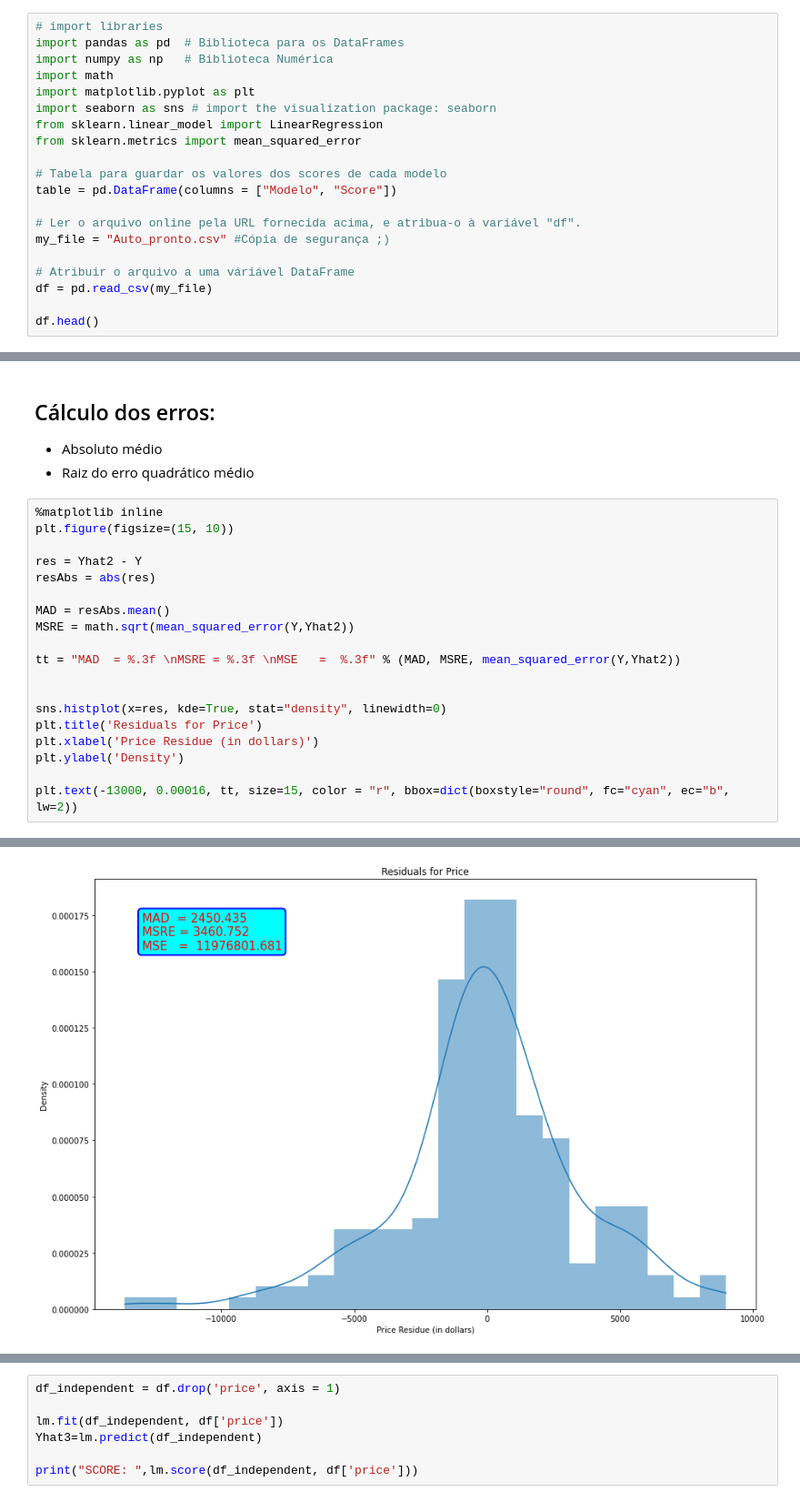
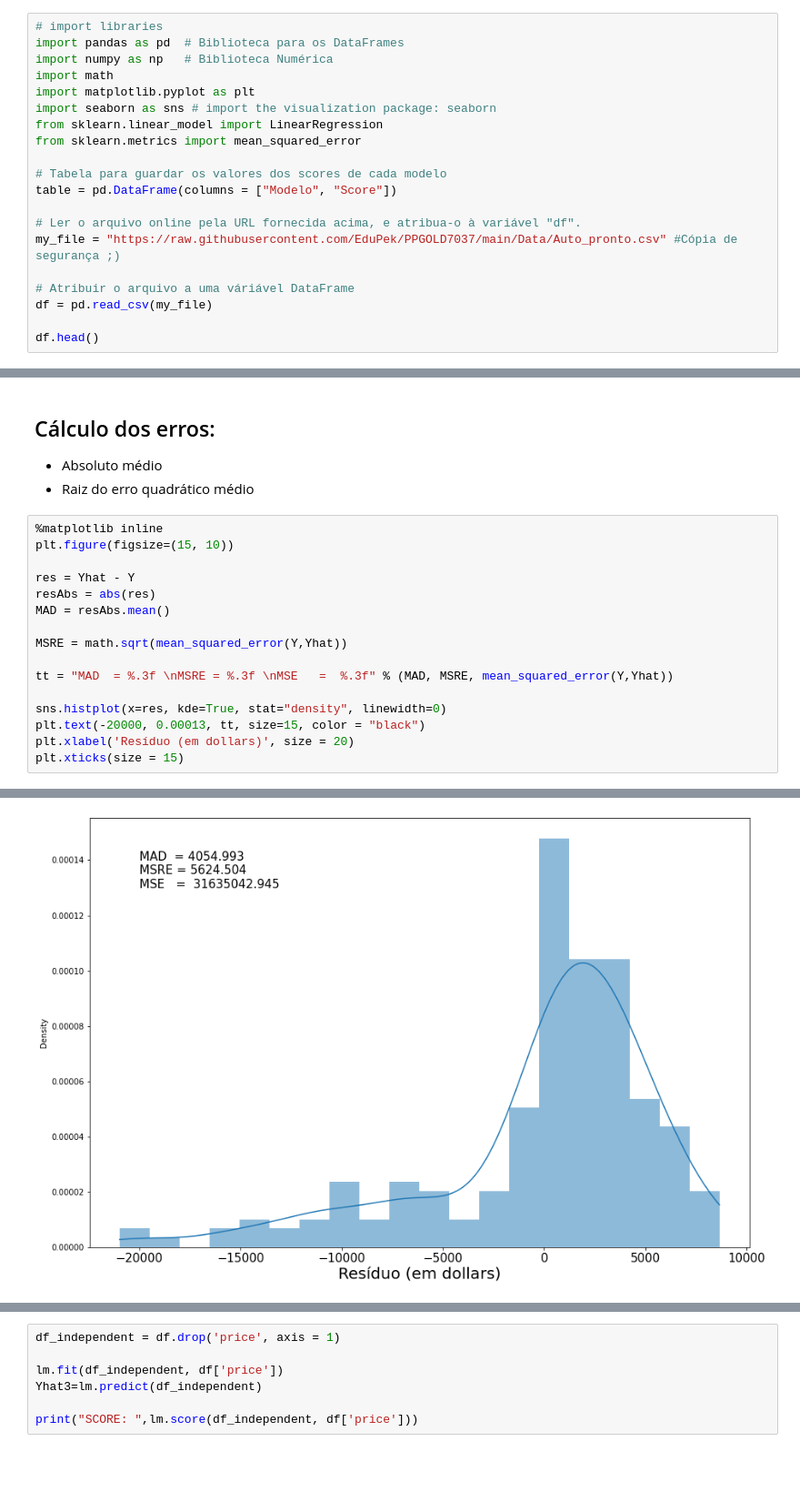
Before and after one commit to EduPek/PPGOLD7037, a Jupyter notebook: DS_PPGOLD_Aula06_01.ipynb, the cells around one changed output, grey strips where cells are left out. Shown at 91% size. Cells and saved outputs as stored; diff of their text form; blank space fills up the shorter version.

```diff
--- a/DS_PPGOLD_Aula06_01.ipynb
+++ b/DS_PPGOLD_Aula06_01.ipynb
@@ -34,7 +34,7 @@ from sklearn.metrics import mean_squared_error
 table = pd.DataFrame(columns = ["Modelo", "Score"])
 
 # Ler o arquivo online pela URL fornecida acima, e atribua-o à variável "df".
-my_file = "Auto_pronto.csv" #Cópia de segurança ;)
+my_file = "https://raw.githubusercontent.com/EduPek/PPGOLD7037/main/Data/Auto_pronto.csv" #Cópia de segurança ;)
 
 # Atribuir o arquivo a uma váriável DataFrame
 df = pd.read_csv(my_file)
@@ -298,19 +326,16 @@ table.loc[table.shape[0]] = ["Modelo 2", lm.score(Z, df['price'])]
 %matplotlib inline
 plt.figure(figsize=(15, 10))
 
-res = Yhat2 - Y
+res = Yhat - Y
 resAbs = abs(res)
+MAD = resAbs.mean()
 
-MAD = resAbs.mean()
-MSRE = math.sqrt(mean_squared_error(Y,Yhat2))
+MSRE = math.sqrt(mean_squared_error(Y,Yhat))
 
-tt = "MAD  = %.3f \nMSRE = %.3f \nMSE   =  %.3f" % (MAD, MSRE, mean_squared_error(Y,Yhat2))
-
+tt = "MAD  = %.3f \nMSRE = %.3f \nMSE   =  %.3f" % (MAD, MSRE, mean_squared_error(Y,Yhat))
 
 sns.histplot(x=res, kde=True, stat="density", linewidth=0)
-plt.title('Residuals for Price')
-plt.xlabel('Price Residue (in dollars)')
-plt.ylabel('Density')
-
-plt.text(-13000, 0.00016, tt, size=15, color = "r", bbox=dict(boxstyle="round", fc="cyan", ec="b", lw=2))
+plt.text(-20000, 0.00013, tt, size=15, color = "black")
+plt.xlabel('Resíduo (em dollars)', size = 20)
+plt.xticks(size = 15)
 # %% [output]
@@ -318,2 +353,2 @@ Text(-13000, 0.00016, 'MAD  = 2450.435 \nMSRE = 3460.752 \nMSE   =  11976801.681
-[figure, old version]
+[figure, new version]
 # %% [markdown]
```
Also changed, not shown: parts of 14 cells of this notebook, 2 other files.
